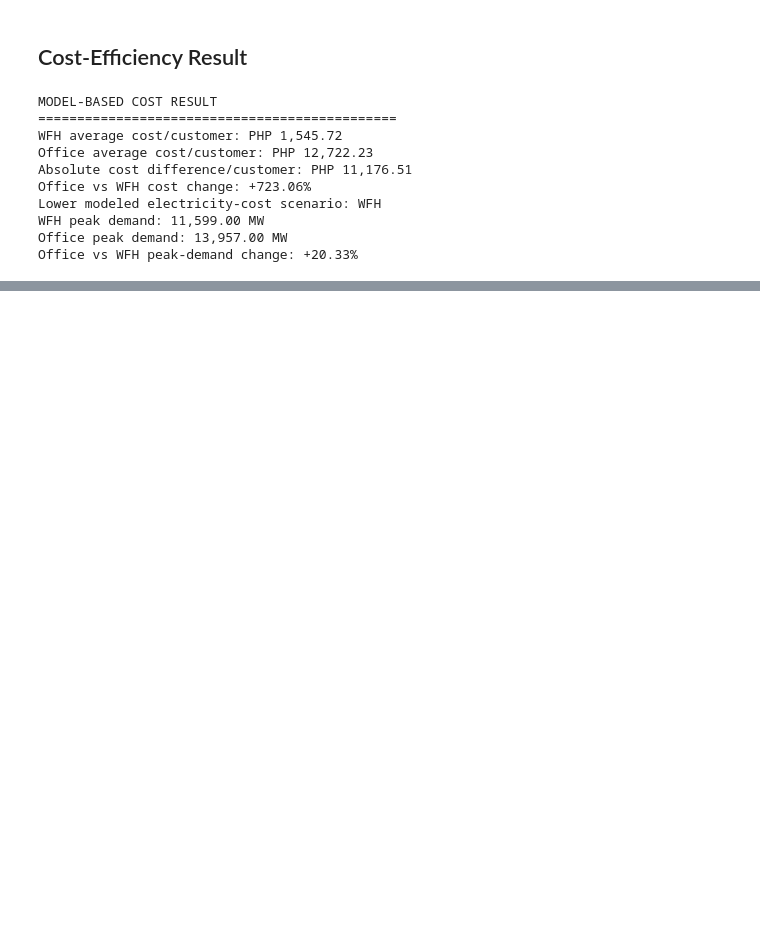
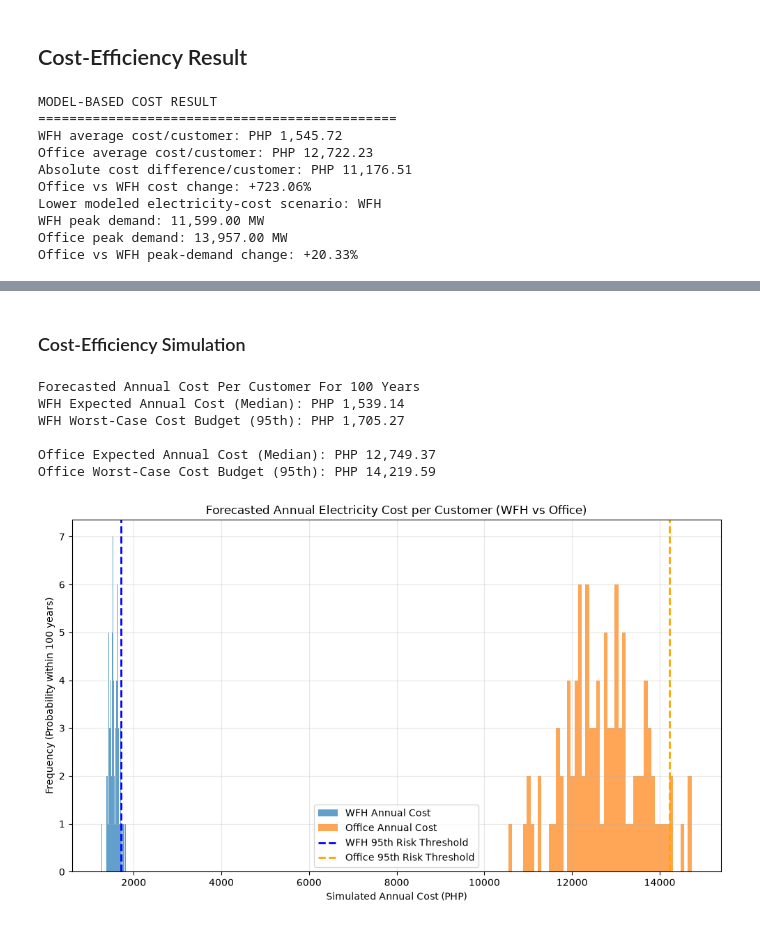
Before and after one commit to cgalabrador128/modeling-electric-razor, a Jupyter notebook: electric_comparison.ipynb, the cells around one changed output, grey strips where cells are left out. Cells and saved outputs as stored; diff of their text form; code cells hidden in the pictures; blank space fills up the shorter version.

```diff
--- a/electric_comparison.ipynb
+++ b/electric_comparison.ipynb
@@ -1591,0 +1649,61 @@ Office vs WFH peak-demand change: +20.33%
+# %% [markdown]
+### Cost-Efficiency Simulation
+# %%
+months_in_year = 12
+#  sales
+wfh_sales = comparison_sales[comparison_sales['Work_Mode'] == 'WFH'].copy()
+office_sales = comparison_sales[comparison_sales['Work_Mode'] == 'Office'].copy()
+# calculate monthly kWh per customer
+wfh_sales['kWh_per_Customer'] = (wfh_sales['Sales'] / wfh_sales['Customer Count']) * 1000
+office_sales['kWh_per_Customer'] = (office_sales['Sales'] / office_sales['Customer Count']) * 1000
+
+
+
+
+# simualtion with mean and std for 12 months of consumption and rate for total annual cost
+wfh_rates = rates_luzon[(rates_luzon['Customer Class'] == 'Residential') & (rates_luzon['Date'].dt.year.isin(WFH_YEARS))]
+office_rates = rates_luzon[(rates_luzon['Customer Class'] == 'Commercial') & (rates_luzon['Date'].dt.year.isin(OFFICE_YEARS))]
+
+sim_wfh_kwh = np.random.normal(wfh_sales['kWh_per_Customer'].mean(), wfh_sales['kWh_per_Customer'].std(), (iterations, months_in_year))
+sim_office_kwh = np.random.normal(office_sales['kWh_per_Customer'].mean(), office_sales['kWh_per_Customer'].std(), (iterations, months_in_year))
+
+sim_wfh_rates = np.random.normal(wfh_rates['Rate'].mean(), wfh_rates['Rate'].std(), (iterations, months_in_year))
+sim_office_rates = np.random.normal(office_rates['Rate'].mean(), office_rates['Rate'].std(), (iterations, months_in_year))
+
+sim_wfh_annual_cost = np.sum(sim_wfh_kwh * sim_wfh_rates, axis=1)
+sim_office_annual_cost = np.sum(sim_office_kwh * sim_office_rates, axis=1)
+
+# median (mid typical, 50% percentile area
+wfh_median_cost = np.median(sim_wfh_annual_cost)
+office_median_cost = np.median(sim_office_annual_cost)
+# 95th percentile (worst case
+wfh_95th_cost = np.percentile(sim_wfh_annual_cost, 95)
+office_95th_cost = np.percentile(sim_office_annual_cost, 95)
+
+print("Forecasted Annual Cost Per Customer For 100 Years")
+print(f"WFH Expected Annual Cost (Median): PHP {wfh_median_cost:,.2f}")
+print(f"WFH Worst-Case Cost Budget (95th): PHP {wfh_95th_cost:,.2f}\n")
+print(f"Office Expected Annual Cost (Median): PHP {office_median_cost:,.2f}")
+print(f"Office Worst-Case Cost Budget (95th): PHP {office_95th_cost:,.2f}\n")
+
+# 4. Chart
+plt.figure(figsize=(10, 6))
+plt.hist(sim_wfh_annual_cost, bins=50, alpha=0.7, label='WFH Annual Cost')
+plt.hist(sim_office_annual_cost, bins=50, alpha=0.7, label='Office Annual Cost')
+plt.axvline(wfh_95th_cost, color='blue', linestyle='dashed', linewidth=2, label='WFH 95th Risk Threshold')
+plt.axvline(office_95th_cost, color='orange', linestyle='dashed', linewidth=2, label='Office 95th Risk Threshold')
+plt.title('Forecasted Annual Electricity Cost per Customer (WFH vs Office)')
+plt.xlabel('Simulated Annual Cost (PHP)')
+plt.ylabel('Frequency (Probability within 100 years)')
+plt.legend()
+plt.grid(True, alpha=0.3)
+plt.tight_layout()
+plt.show()
+# %% [output]
+Forecasted Annual Cost Per Customer For 100 Years
+WFH Expected Annual Cost (Median): PHP 1,539.14
+WFH Worst-Case Cost Budget (95th): PHP 1,705.27
+
+Office Expected Annual Cost (Median): PHP 12,749.37
+Office Worst-Case Cost Budget (95th): PHP 14,219.59
+[figure, added]
```
Also changed, not shown: parts of 8 cells of this notebook.
